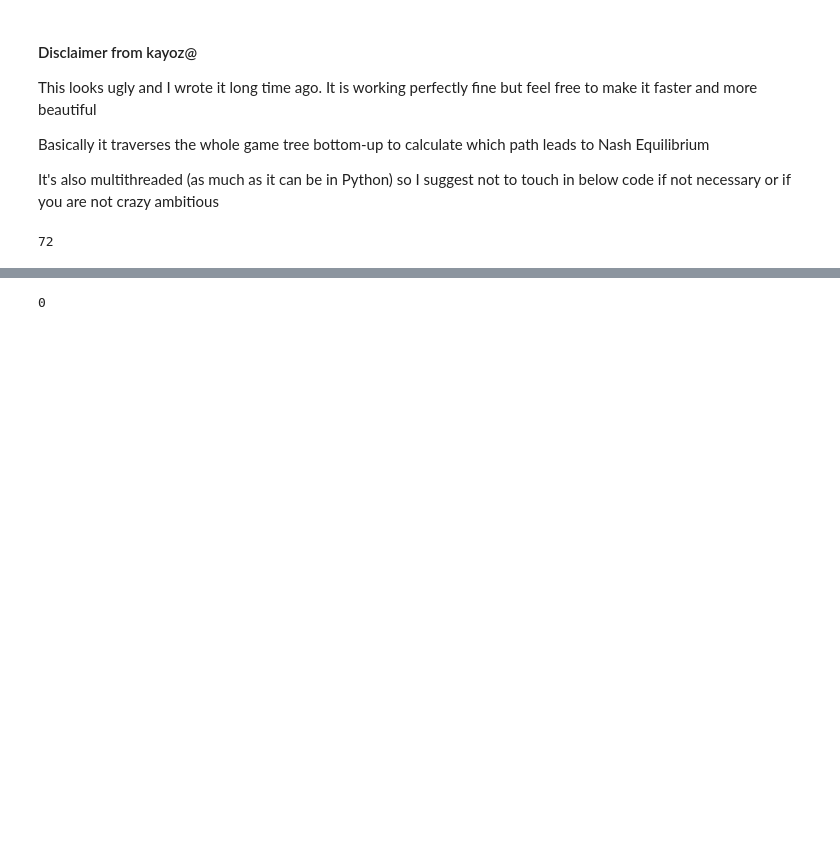
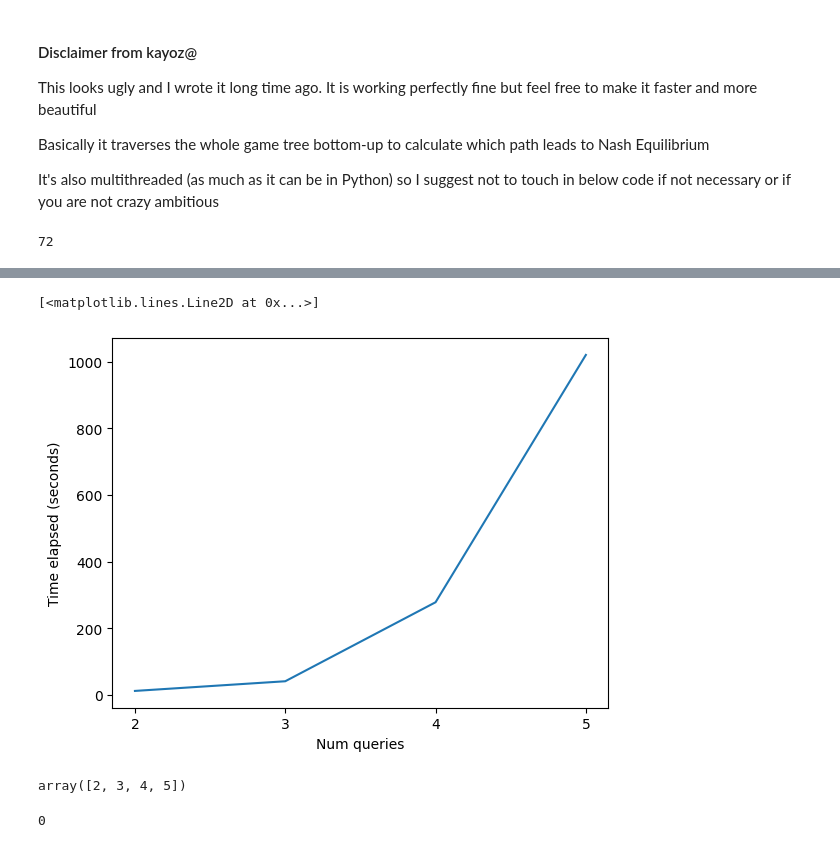
Before and after one commit to ciceklab/beacon-defense-strategies, a Jupyter notebook: beacon_main.ipynb, the cells around one changed output, grey strips where cells are left out. Drawn from its saved outputs; the diff is of its cells as text; code cells hidden in the pictures; blank space fills up the shorter version.

Commit message:
added codes to generate plots for query vs num query

```diff
--- a/beacon_main.ipynb
+++ b/beacon_main.ipynb
@@ -576,3 +535,15 @@ iteration is over. Killing child processes
+# %%
+plt.xlabel("Num queries")
+plt.ylabel("Time elapsed (seconds)")
+plt.xticks(np.arange(0, 6))
+plt.plot(np.arange(2, 6), np.round(np.array(times[::-1])))
+# %% [output]
+[<matplotlib.lines.Line2D at 0x...>]
+[figure, added]
+# %%
+np.arange(2, 6)
+# %% [output]
+array([2, 3, 4, 5])
 # %%
 utilities[(2933264,
               2039982)][(0.5, 0.5)][0]
```
Also changed, not shown: parts of 11 cells of this notebook.
